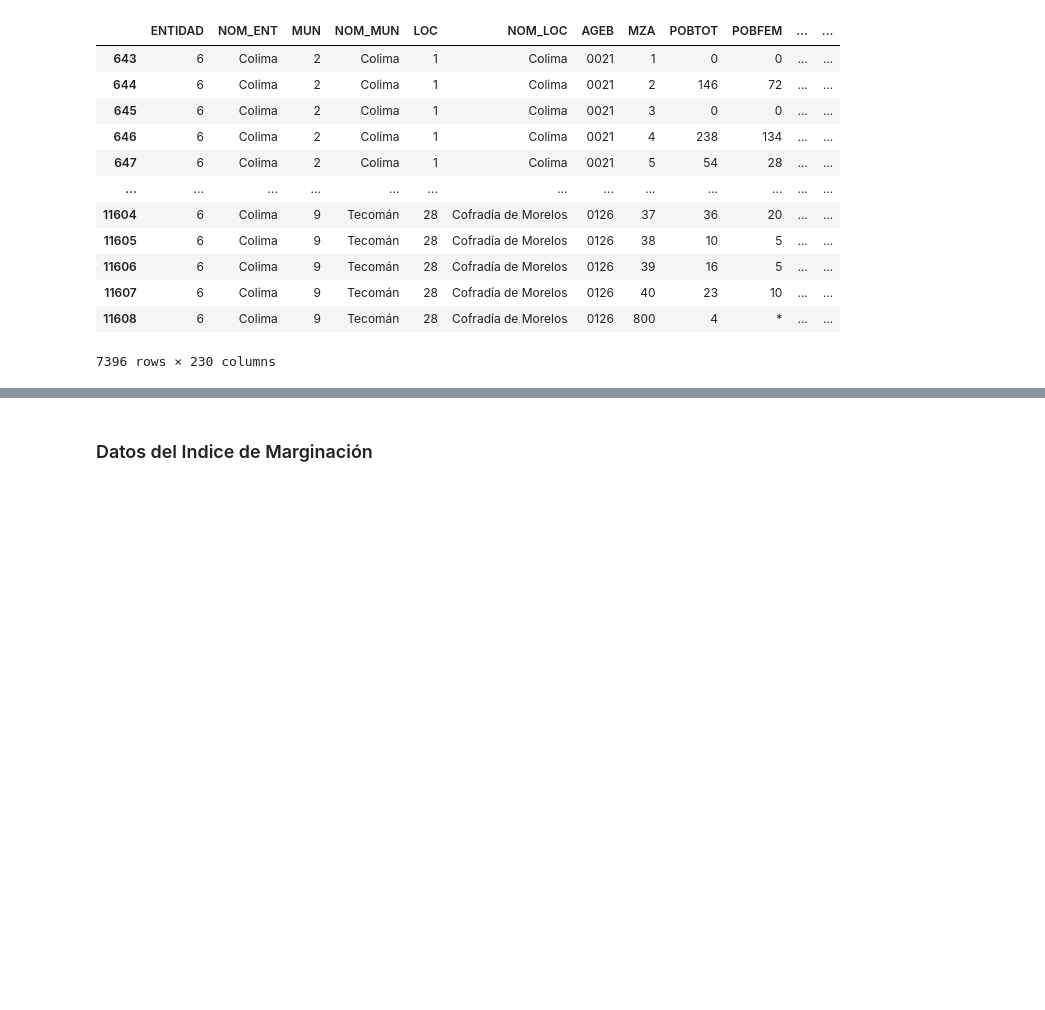
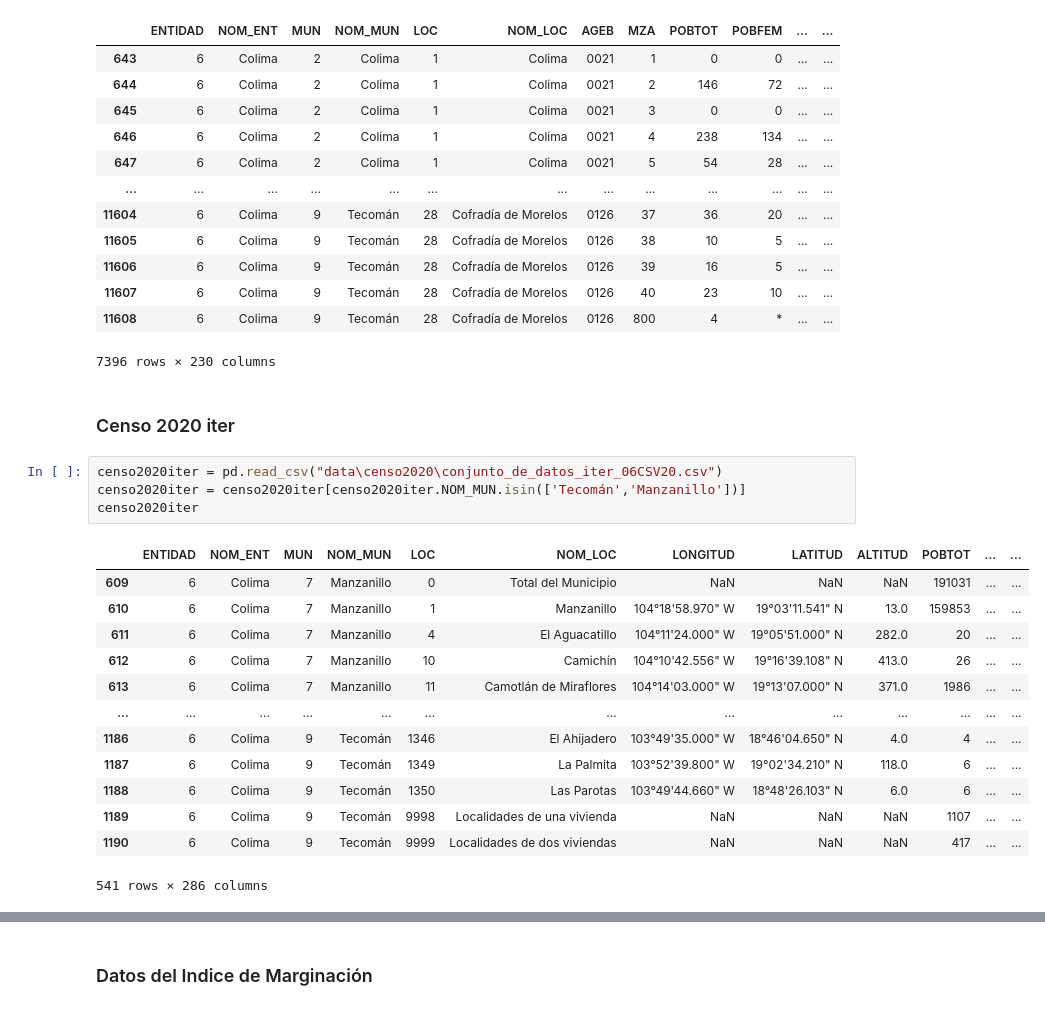
Before and after one commit to pcorner10/pronaces_analisis, a Jupyter notebook: reclasificacion2023.ipynb, the cells around one changed output, grey strips where cells are left out. Drawn from its saved outputs; the diff is of its cells as text; blank space fills up the shorter version.

```diff
--- a/reclasificacion2023.ipynb
+++ b/reclasificacion2023.ipynb
@@ -192,3 +192,23 @@ censo2020ageb
 | 11607 | 6 | Colima | 9 | Tecomán | 28 | Cofradía de Morelos | 0126 | 40 | 23 | 10 | ... | ... |
 | 11608 | 6 | Colima | 9 | Tecomán | 28 | Cofradía de Morelos | 0126 | 800 | 4 | * | ... | ... |
 7396 rows × 230 columns
+# %% [markdown]
+### Censo 2020 iter
+# %%
+censo2020iter = pd.read_csv("data\censo2020\conjunto_de_datos_iter_06CSV20.csv")
+censo2020iter = censo2020iter[censo2020iter.NOM_MUN.isin(['Tecomán','Manzanillo'])]
+censo2020iter
+# %% [output]
+|  | ENTIDAD | NOM_ENT | MUN | NOM_MUN | LOC | NOM_LOC | LONGITUD | LATITUD | ALTITUD | POBTOT | ... | ... |
+| 609 | 6 | Colima | 7 | Manzanillo | 0 | Total del Municipio | NaN | NaN | NaN | 191031 | ... | ... |
+| 610 | 6 | Colima | 7 | Manzanillo | 1 | Manzanillo | 104°18'58.970" W | 19°03'11.541" N | 13.0 | 159853 | ... | ... |
+| 611 | 6 | Colima | 7 | Manzanillo | 4 | El Aguacatillo | 104°11'24.000" W | 19°05'51.000" N | 282.0 | 20 | ... | ... |
+| 612 | 6 | Colima | 7 | Manzanillo | 10 | Camichín | 104°10'42.556" W | 19°16'39.108" N | 413.0 | 26 | ... | ... |
+| 613 | 6 | Colima | 7 | Manzanillo | 11 | Camotlán de Miraflores | 104°14'03.000" W | 19°13'07.000" N | 371.0 | 1986 | ... | ... |
+| ... | ... | ... | ... | ... | ... | ... | ... | ... | ... | ... | ... | ... |
+| 1186 | 6 | Colima | 9 | Tecomán | 1346 | El Ahijadero | 103°49'35.000" W | 18°46'04.650" N | 4.0 | 4 | ... | ... |
+| 1187 | 6 | Colima | 9 | Tecomán | 1349 | La Palmita | 103°52'39.800" W | 19°02'34.210" N | 118.0 | 6 | ... | ... |
+| 1188 | 6 | Colima | 9 | Tecomán | 1350 | Las Parotas | 103°49'44.660" W | 18°48'26.103" N | 6.0 | 6 | ... | ... |
+| 1189 | 6 | Colima | 9 | Tecomán | 9998 | Localidades de una vivienda | NaN | NaN | NaN | 1107 | ... | ... |
+| 1190 | 6 | Colima | 9 | Tecomán | 9999 | Localidades de dos viviendas | NaN | NaN | NaN | 417 | ... | ... |
+541 rows × 286 columns
```
Also changed, not shown: parts of 3 cells of this notebook.
